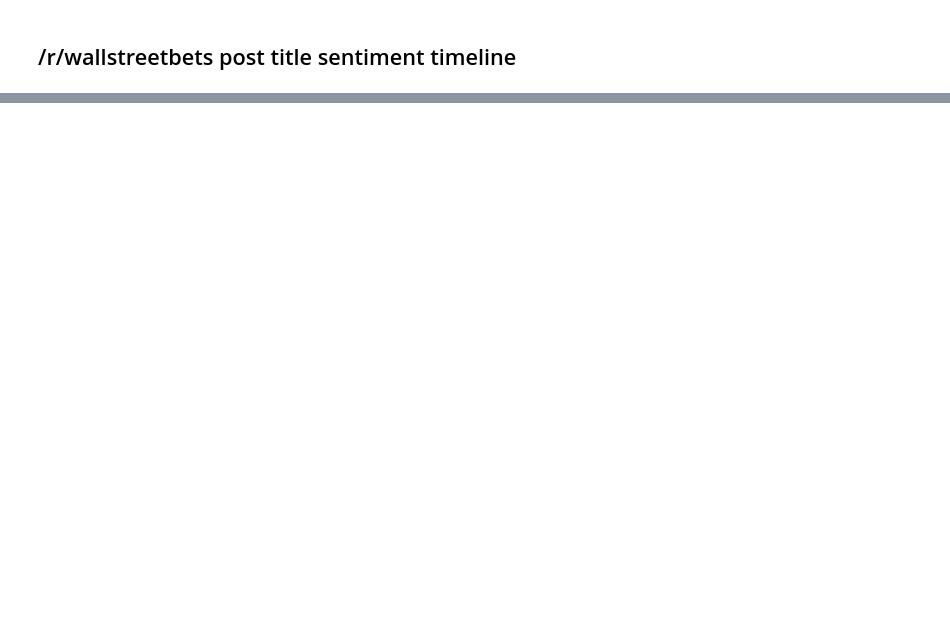
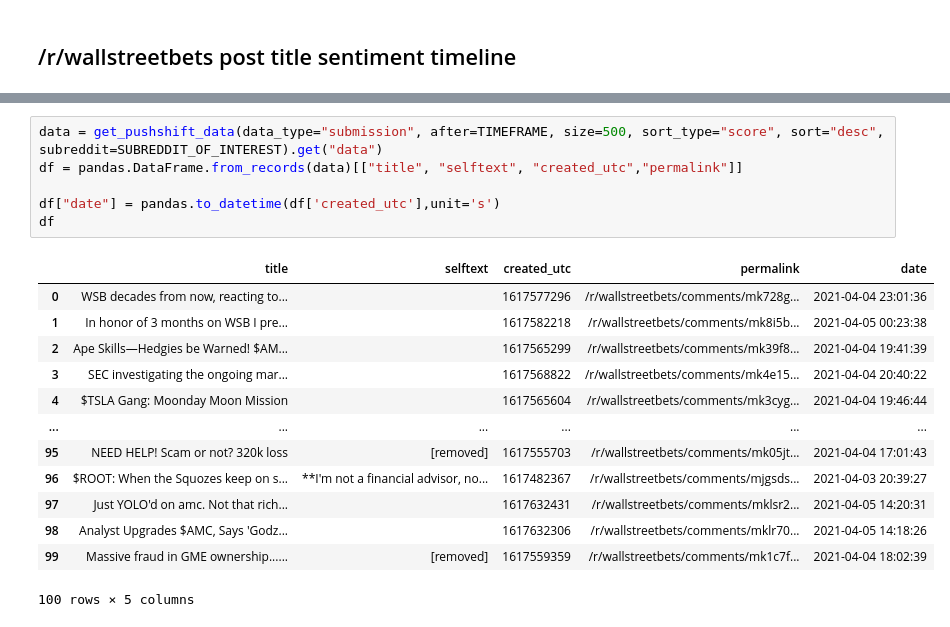
Before and after one commit to rielleriri/FAHedgeHog, a Jupyter notebook: notebooks/Dashboard.ipynb, the cells around one changed output, grey strips where cells are left out. Cells and saved outputs as stored; diff of their text form; blank space fills up the shorter version.

```diff
--- a/notebooks/Dashboard.ipynb
+++ b/notebooks/Dashboard.ipynb
@@ -199,3 +199,23 @@ px.scatter(df, x="date",
           )
 # %% [output]
 [interactive output not drawn]
+# %%
+data = get_pushshift_data(data_type="submission", after=TIMEFRAME, size=500, sort_type="score", sort="desc", subreddit=SUBREDDIT_OF_INTEREST).get("data")
+df = pandas.DataFrame.from_records(data)[["title", "selftext", "created_utc","permalink"]]
+
+df["date"] = pandas.to_datetime(df['created_utc'],unit='s')
+df
+# %% [output]
+|  | title | selftext | created_utc | permalink | date |
+| 0 | WSB decades from now, reacting to... |  | 1617577296 | /r/wallstreetbets/comments/mk728g... | 2021-04-04 23:01:36 |
+| 1 | In honor of 3 months on WSB I pre... |  | 1617582218 | /r/wallstreetbets/comments/mk8i5b... | 2021-04-05 00:23:38 |
+| 2 | Ape Skills—Hedgies be Warned! $AM... |  | 1617565299 | /r/wallstreetbets/comments/mk39f8... | 2021-04-04 19:41:39 |
+| 3 | SEC investigating the ongoing mar... |  | 1617568822 | /r/wallstreetbets/comments/mk4e15... | 2021-04-04 20:40:22 |
+| 4 | $TSLA Gang: Moonday Moon Mission |  | 1617565604 | /r/wallstreetbets/comments/mk3cyg... | 2021-04-04 19:46:44 |
+| ... | ... | ... | ... | ... | ... |
+| 95 | NEED HELP! Scam or not? 320k loss | [removed] | 1617555703 | /r/wallstreetbets/comments/mk05jt... | 2021-04-04 17:01:43 |
+| 96 | $ROOT: When the Squozes keep on s... | **I'm not a financial advisor, no... | 1617482367 | /r/wallstreetbets/comments/mjgsds... | 2021-04-03 20:39:27 |
+| 97 | Just YOLO'd on amc. Not that rich... |  | 1617632431 | /r/wallstreetbets/comments/mklsr2... | 2021-04-05 14:20:31 |
+| 98 | Analyst Upgrades $AMC, Says 'Godz... |  | 1617632306 | /r/wallstreetbets/comments/mklr70... | 2021-04-05 14:18:26 |
+| 99 | Massive fraud in GME ownership...... | [removed] | 1617559359 | /r/wallstreetbets/comments/mk1c7f... | 2021-04-04 18:02:39 |
+100 rows × 5 columns
```
Also changed, not shown: parts of 6 cells of this notebook.
